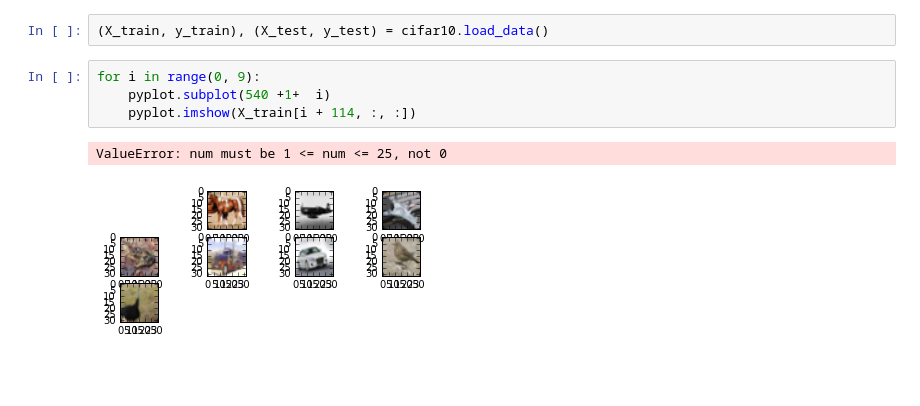
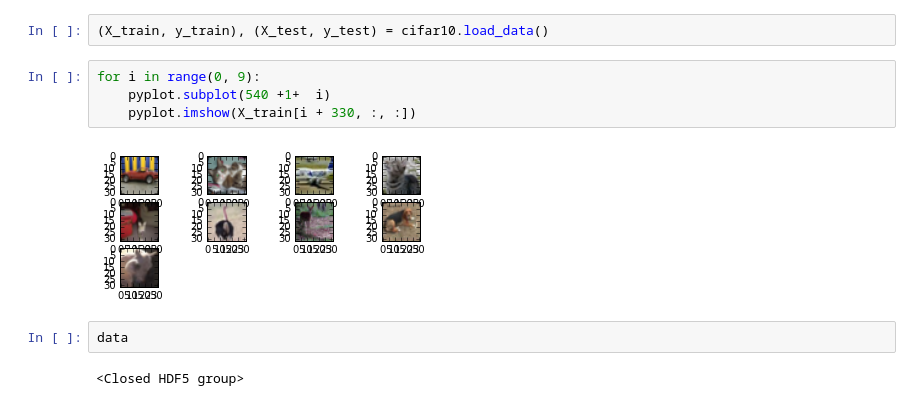
Before and after one commit to gusostow/cifar-capstone, a Jupyter notebook: notebooks/viewer.ipynb, the cells around one changed output. Cells and saved outputs as stored; diff of their text form; blank space fills up the shorter version.

```diff
--- a/notebooks/viewer.ipynb
+++ b/notebooks/viewer.ipynb
@@ -11,7 +13,10 @@ from matplotlib import pyplot
 # %%
 for i in range(0, 9):
     pyplot.subplot(540 +1+  i)
-    pyplot.imshow(X_train[i + 114, :, :])
+    pyplot.imshow(X_train[i + 330, :, :])
 # %% [output]
-ValueError: num must be 1 <= num <= 25, not 0
-[figure, old version]
+[figure, new version]
+# %%
+data
+# %% [output]
+<Closed HDF5 group>
```
Also changed, not shown: parts of 1 cell of this notebook, 2 other files.
